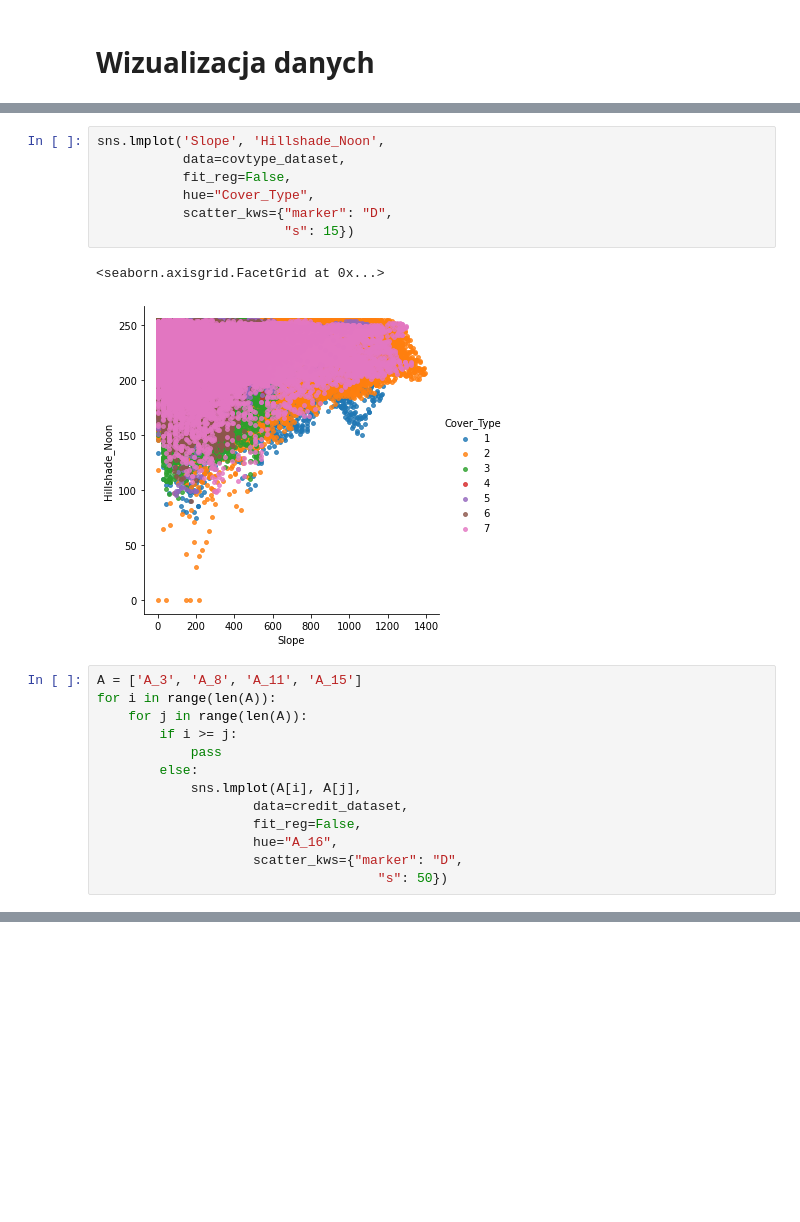
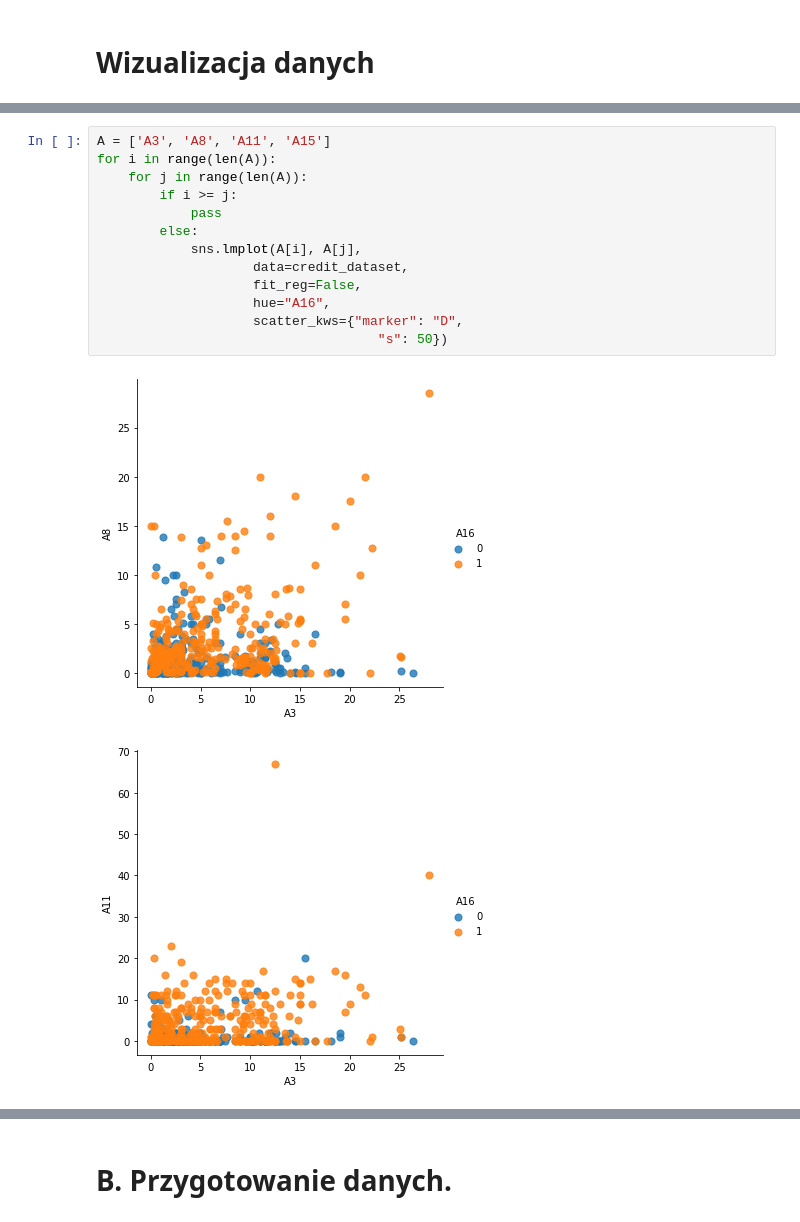
Before and after one commit to ignis05/uj-ci, a Jupyter notebook: Project1.ipynb, the cells around one changed output, grey strips where cells are left out. Saved outputs shown, nothing was run; the diff lists cells and outputs as text; blank space fills up the shorter version.

```diff
--- a/Project1.ipynb
+++ b/Project1.ipynb
@@ -134,23 +143,16 @@ sns.lmplot('Elevation', 'Dist_to_fire',
-# %%
-sns.lmplot('Slope', 'Hillshade_Noon',
-           data=covtype_dataset,
-           fit_reg=False,
-           hue="Cover_Type",
-           scatter_kws={"marker": "D",
-                        "s": 15})
-# %% [output]
-<seaborn.axisgrid.FacetGrid at 0x...>
-[figure, removed]
 # %%
-A = ['A_3', 'A_8', 'A_11', 'A_15']
+A = ['A3', 'A8', 'A11', 'A15']
 for i in range(len(A)):
     for j in range(len(A)):
         if i >= j:
             pass
         else:
             sns.lmplot(A[i], A[j],
                     data=credit_dataset,
                     fit_reg=False,
-                    hue="A_16",
+                    hue="A16",
                     scatter_kws={"marker": "D",
                                     "s": 50})
+# %% [output]
+[figure, added]
+[figure, added]
@@ -156,0 +163,2 @@ for i in range(len(A)):
+# %% [markdown]
+# **B. Przygotowanie danych.**
```
Also changed, not shown: parts of 11 cells of this notebook.
